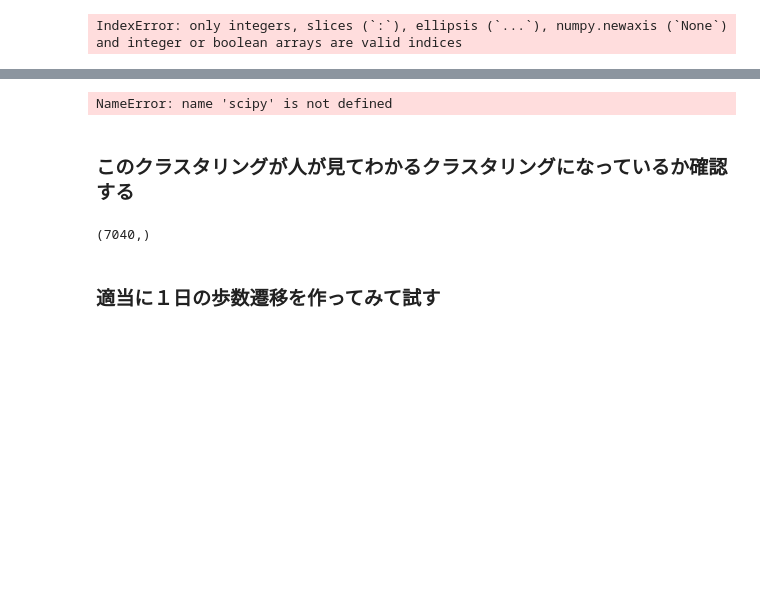
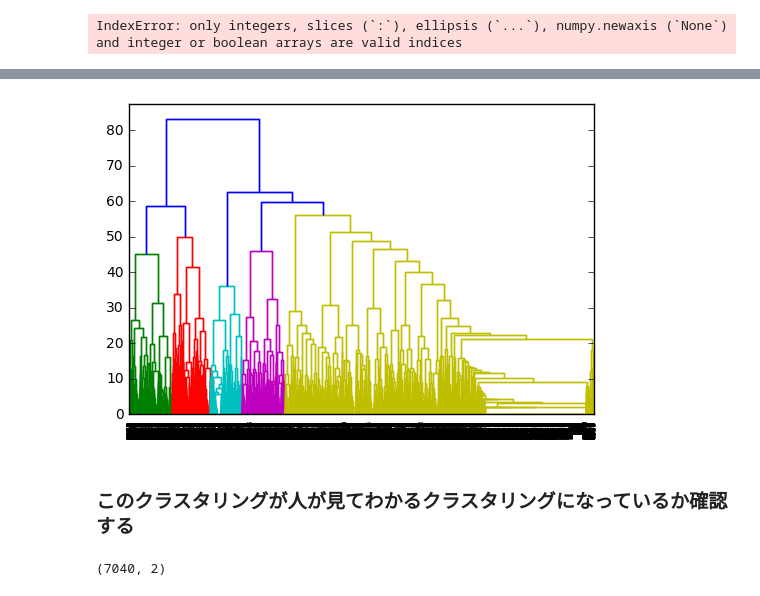
Before and after one commit to royroy55/otsuki_health_analysis, a Jupyter notebook: analyzer/otsuki_daily_analysis.ipynb, the cells around one changed output, grey strips where cells are left out. Cells and saved outputs as stored; diff of their text form; code cells hidden in the pictures; blank space fills up the shorter version.

```diff
--- a/analyzer/otsuki_daily_analysis.ipynb
+++ b/analyzer/otsuki_daily_analysis.ipynb
@@ -199,7 +199,7 @@ result = scipy.cluster.hierarchy.ward(pdis)
 # %%
 # クラスタリング結果をpickleに保存
 import pickle
-with open('ward_result.pickle', mode='wb') as f:
+with open('ward_result.pkl', mode='wb') as f:
     pickle.dump(result, f)
 # %%
 print daily_trans.shape
@@ -207,3 +207,7 @@ print result.shape
 # %% [output]
 (7040, 24)
 IndexError: only integers, slices (`:`), ellipsis (`...`), numpy.newaxis (`None`) and integer or boolean arrays are valid indices
+# %%
+with open('ward_result.pkl', mode='rb') as f:
+    result = pickle.load(f)
+print result
@@ -210,16 +222,20 @@ IndexError: only integers, slices (`:`), ellipsis (`...`), numpy.newaxis (`None`
 # %%
 # デンドログラムで見てみたら、まぁまぁいい感じに分かれてそう
 dendro = scipy.cluster.hierarchy.dendrogram(result)
+plt.xlabel=("datas")
+plt.ylabel=("distance")
 scipy.cluster.hierarchy.dendrogram(result)
+plt.show()
 #scipy.cluster.hierarchy.dendrogram(result, p=10, truncate_mode='lastp')
 # %% [output]
-NameError: name 'scipy' is not defined
+[figure, added]
 # %% [markdown]
 ### このクラスタリングが人が見てわかるクラスタリングになっているか確認する
 # %%
 # とりあえずデンドロの色分けにしたがって5クラスタでデータ分ける
-print scipy.cluster.hierarchy.leaves_list(result).shape
+#print scipy.cluster.hierarchy.leaves_list(result).shape
+#print dendro["color_list"]
+cutree = scipy.cluster.hierarchy.cut_tree(result, n_clusters=[5, 2])
+print cutree.shape
 # %% [output]
-(7040,)
+(7040, 2)
-# %% [markdown]
-### 適当に１日の歩数遷移を作ってみて試す
```
Also changed, not shown: parts of 2 cells of this notebook.
